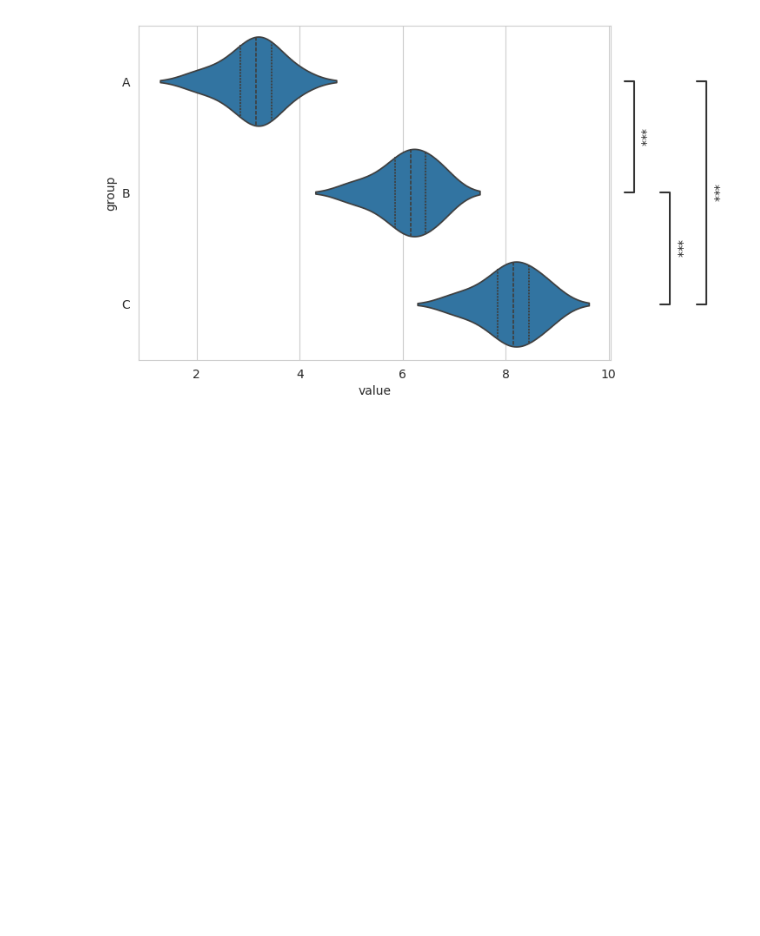
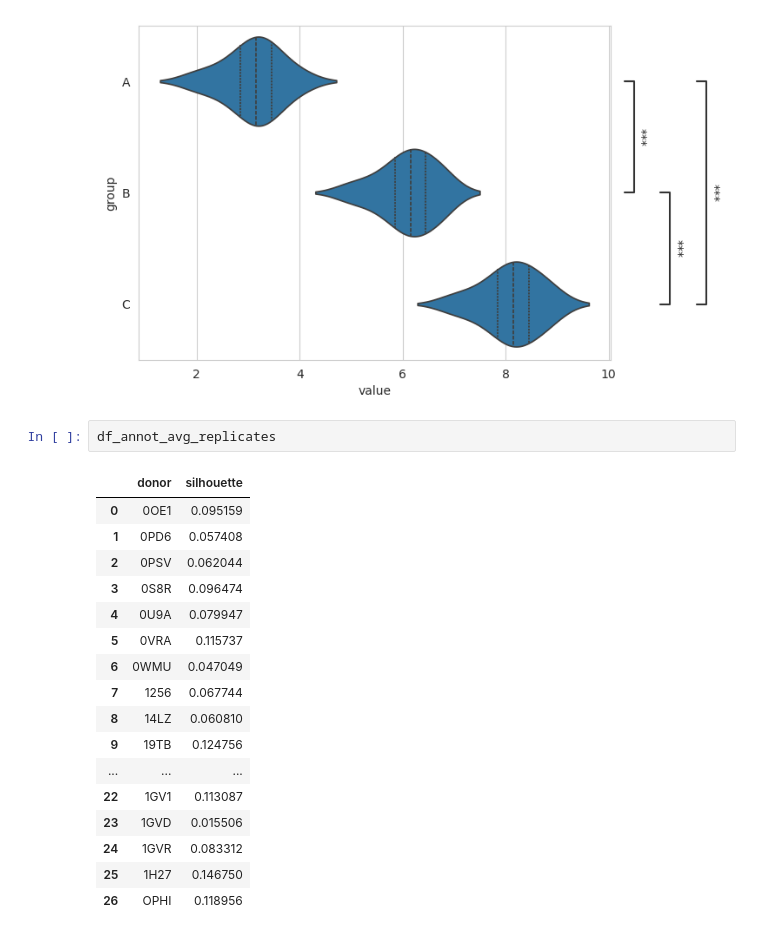
Before and after one commit to bdsc-tds/Bilous2025, a Jupyter notebook: workflow/notebooks/xenium/1-xenium_silhouette_plots.ipynb, the cells around one changed output. Cells and saved outputs as stored; diff of their text form; blank space fills up the shorter version.

```diff
--- a/workflow/notebooks/xenium/1-xenium_silhouette_plots.ipynb
+++ b/workflow/notebooks/xenium/1-xenium_silhouette_plots.ipynb
@@ -214,3 +215,23 @@ A vs. B: Mann-Whitney-Wilcoxon test two-sided, P_val:1.817e-04 U_stat=0.000e+00
 B vs. C: Mann-Whitney-Wilcoxon test two-sided, P_val:1.827e-04 U_stat=0.000e+00
 A vs. C: Mann-Whitney-Wilcoxon test two-sided, P_val:1.817e-04 U_stat=0.000e+00
 [figure]
+# %%
+df_annot_avg_replicates
+# %% [output]
+|  | donor | silhouette |
+| 0 | 0OE1 | 0.095159 |
+| 1 | 0PD6 | 0.057408 |
+| 2 | 0PSV | 0.062044 |
+| 3 | 0S8R | 0.096474 |
+| 4 | 0U9A | 0.079947 |
+| 5 | 0VRA | 0.115737 |
+| 6 | 0WMU | 0.047049 |
+| 7 | 1256 | 0.067744 |
+| 8 | 14LZ | 0.060810 |
+| 9 | 19TB | 0.124756 |
+| ... | ... | ... |
+| 22 | 1GV1 | 0.113087 |
+| 23 | 1GVD | 0.015506 |
+| 24 | 1GVR | 0.083312 |
+| 25 | 1H27 | 0.146750 |
+| 26 | OPHI | 0.118956 |
```
Also changed, not shown: parts of 4 cells of this notebook, 26 other files.
